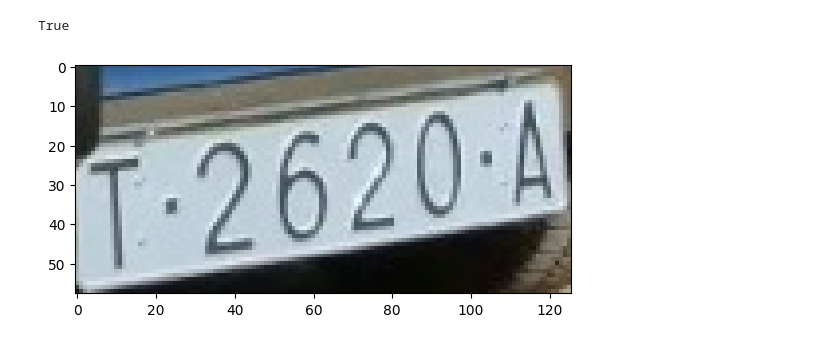
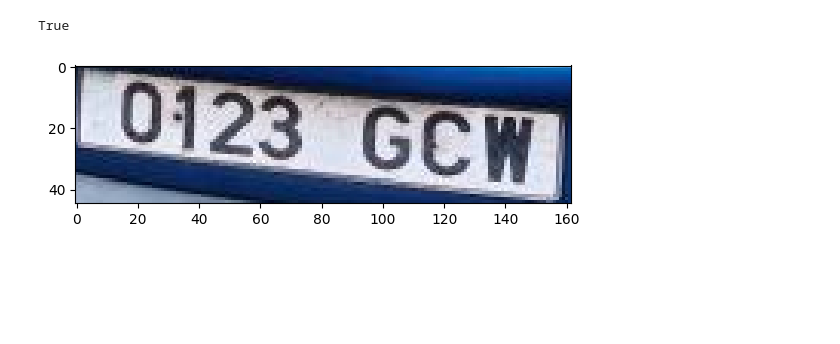
Before and after one commit to santicr3/parking, a Jupyter notebook: get_plate.ipynb, the cells around one changed output. Drawn from its saved outputs; the diff is of its cells as text; code cells hidden in the pictures; blank space fills up the shorter version.

```diff
--- a/get_plate.ipynb
+++ b/get_plate.ipynb
@@ -9,9 +3,9 @@ from ultralytics import YOLO
 import os
 
 actual_path = os.path.abspath(os.getcwd())
-model_Path='/home/santicr3/Documents/IA/programacioIA/parking/runs/detect/train20/weights/best.pt'
-model=YOLO(model_Path)
-source_image=actual_path+'/testing/old-car.jpeg'
+model_path=actual_path+'/models/get-plate-model.pt'
+model=YOLO(model_path)
+source_image=actual_path+'/testing/0123-GCW.jpeg'
 print(source_image)
 """
 images=[
@@ -21,8 +15,8 @@ images=[
 """
 results = model.predict(
     source=source_image,
-    conf=0.25,    # Umbral de confianza
-    save=False,   # No que dibuje YOLO; lo haremos manualmente con OpenCV
+    conf=0.25,
+    save=False,
     verbose=False
 )
 # %% [output]
@@ -79,11 +77,10 @@ Clase: 15, confianza: 0.95
 # %%
 img_NZ_bgr = cv2.imread(source_image, cv2.IMREAD_COLOR)
 img_NZ_rgb = img_NZ_bgr[:, :, ::-1]   # a RGB
 
-plate = img_NZ_rgb[y1:y2,x1:x2].copy()
-
-plt.imshow(plate);
-cv2.imwrite(actual_path+'/testing/new_plate.png',plate)
+plate_original = img_NZ_rgb[y1:y2,x1:x2].copy()
+plt.imshow(plate_original)
+cv2.imwrite(actual_path+'/testing/new_plate.png',plate_original)
 # %% [output]
 True
-[figure, old version]
+[figure, new version]
```
Also changed, not shown: parts of 6 cells of this notebook.
